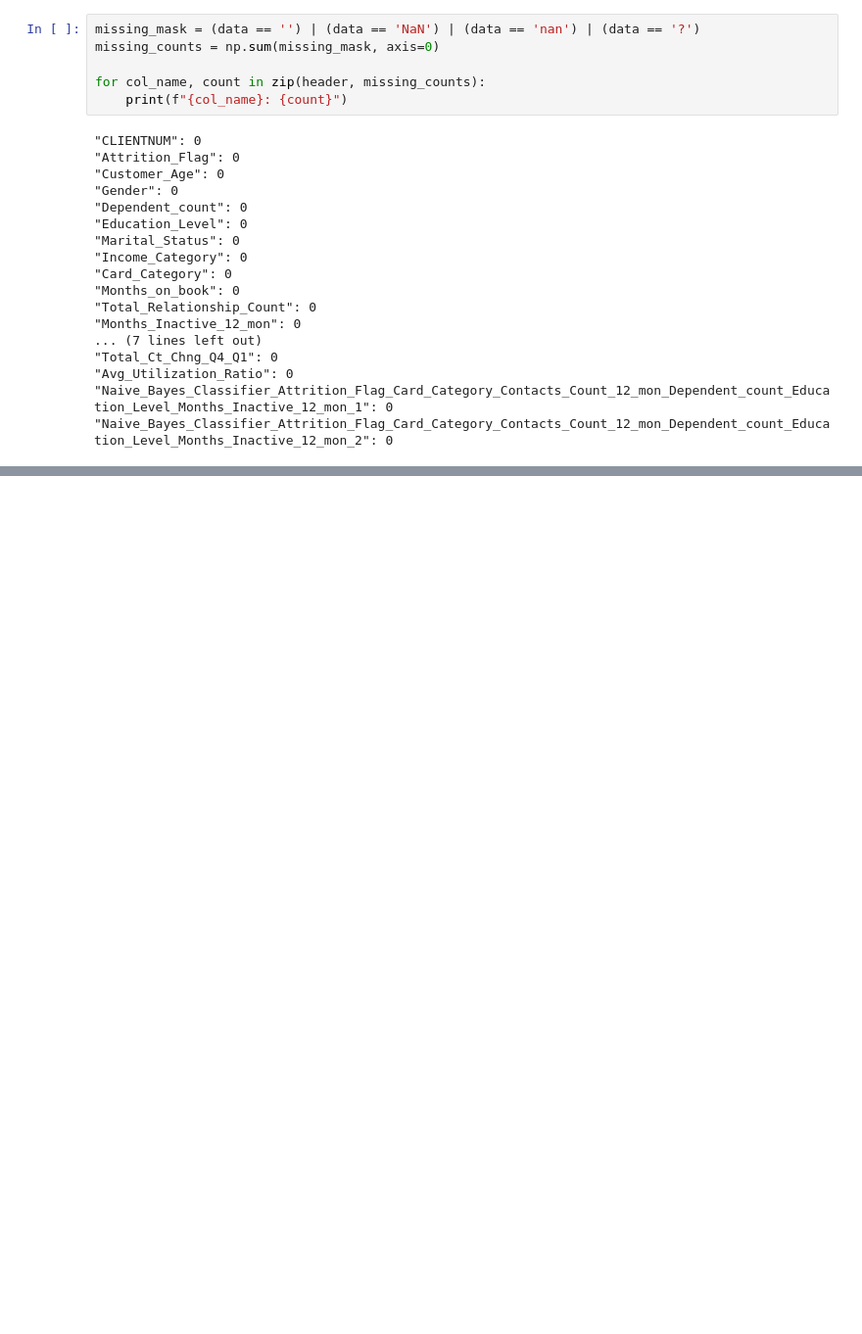
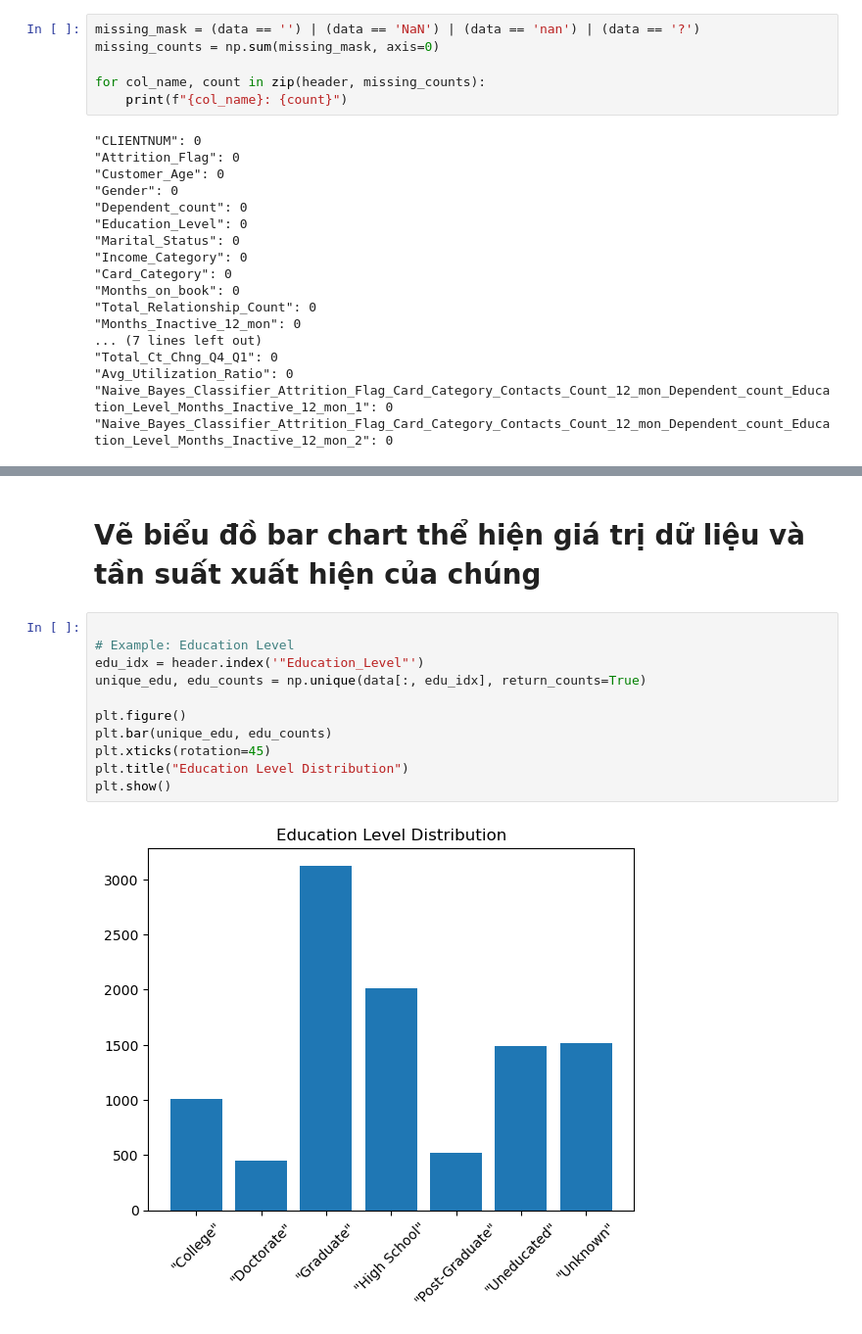
Before and after one commit to TThanhc/Credits_Card_customers-Numpy-DS, a Jupyter notebook: notebooks/01_data_exploration.ipynb, the cells around one changed output, grey strips where cells are left out. Shown at 98% size. Saved outputs shown, nothing was run; the diff lists cells and outputs as text; blank space fills up the shorter version.

```diff
--- a/notebooks/01_data_exploration.ipynb
+++ b/notebooks/01_data_exploration.ipynb
@@ -49,0 +94,15 @@ for col_name, count in zip(header, missing_counts):
+# %% [markdown]
+# Vẽ biểu đồ bar chart thể hiện giá trị dữ liệu và tần suất xuất hiện của chúng
+# %%
+
+# Example: Education Level
+edu_idx = header.index('"Education_Level"')
+unique_edu, edu_counts = np.unique(data[:, edu_idx], return_counts=True)
+
+plt.figure()
+plt.bar(unique_edu, edu_counts)
+plt.xticks(rotation=45)
+plt.title("Education Level Distribution")
+plt.show()
+# %% [output]
+[figure, added]
```
Also changed, not shown: parts of 12 cells of this notebook.
